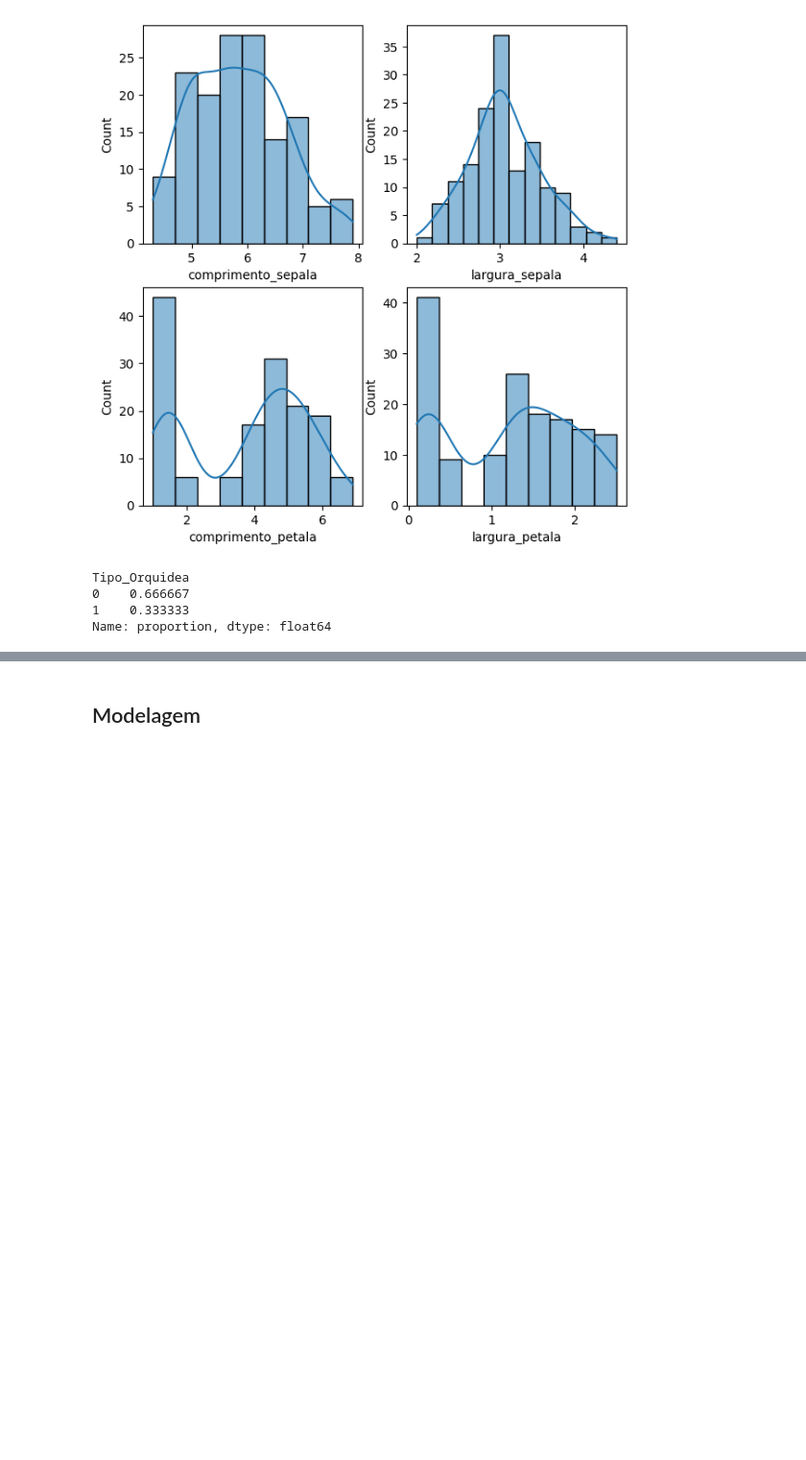
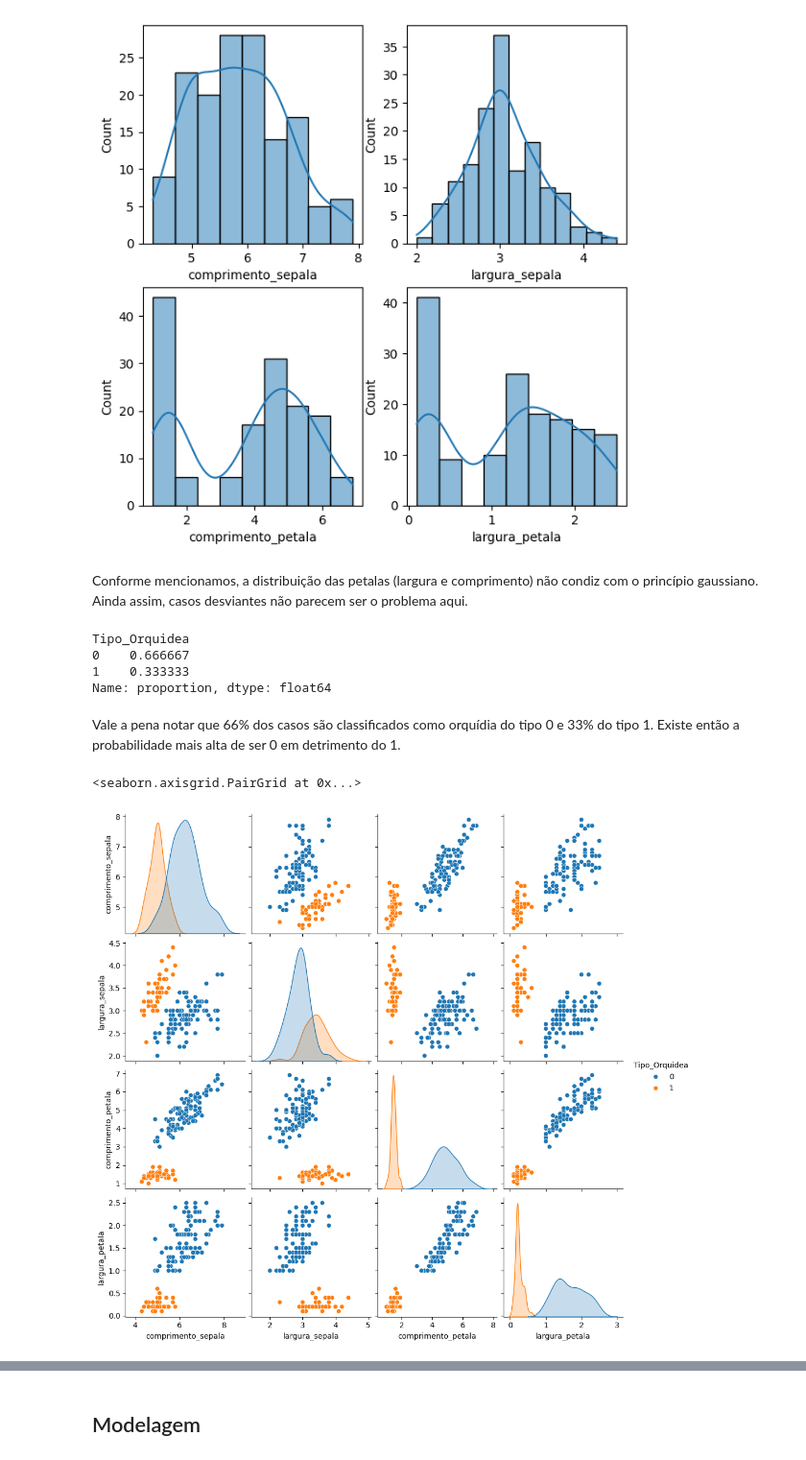
Before and after one commit to rocha-felipeferreira/curso_preditivaAI, a Jupyter notebook: m6_reg_logistica/regLog.ipynb, the cells around one changed output, grey strips where cells are left out. Shown at 96% size. Drawn from its saved outputs; the diff is of its cells as text; code cells hidden in the pictures; blank space fills up the shorter version.

```diff
--- a/m6_reg_logistica/regLog.ipynb
+++ b/m6_reg_logistica/regLog.ipynb
@@ -70,6 +75,8 @@ sns.histplot(data=iris, x= "comprimento_petala", kde = True, ax = axs[1, 0])
 sns.histplot(data=iris, x= "largura_petala", kde = True, ax = axs[1, 1]);
 # %% [output]
 [figure]
+# %% [markdown]
+Conforme mencionamos, a distribuição das petalas (largura e comprimento) não condiz com o princípio gaussiano. Ainda assim, casos desviantes não parecem ser o problema aqui.
 # %%
 iris.value_counts("Tipo_Orquidea", normalize=True)
 # %% [output]
@@ -77,3 +84,10 @@ Tipo_Orquidea
 0    0.666667
 1    0.333333
 Name: proportion, dtype: float64
+# %% [markdown]
+Vale a pena notar que 66% dos casos são classificados como orquídia do tipo 0 e 33% do tipo 1. Existe então a probabilidade mais alta de ser 0 em detrimento do 1.
+# %%
+sns.pairplot(iris, hue="Tipo_Orquidea")
+# %% [output]
+<seaborn.axisgrid.PairGrid at 0x...>
+[figure, added]
```
Also changed, not shown: parts of 12 cells of this notebook.
